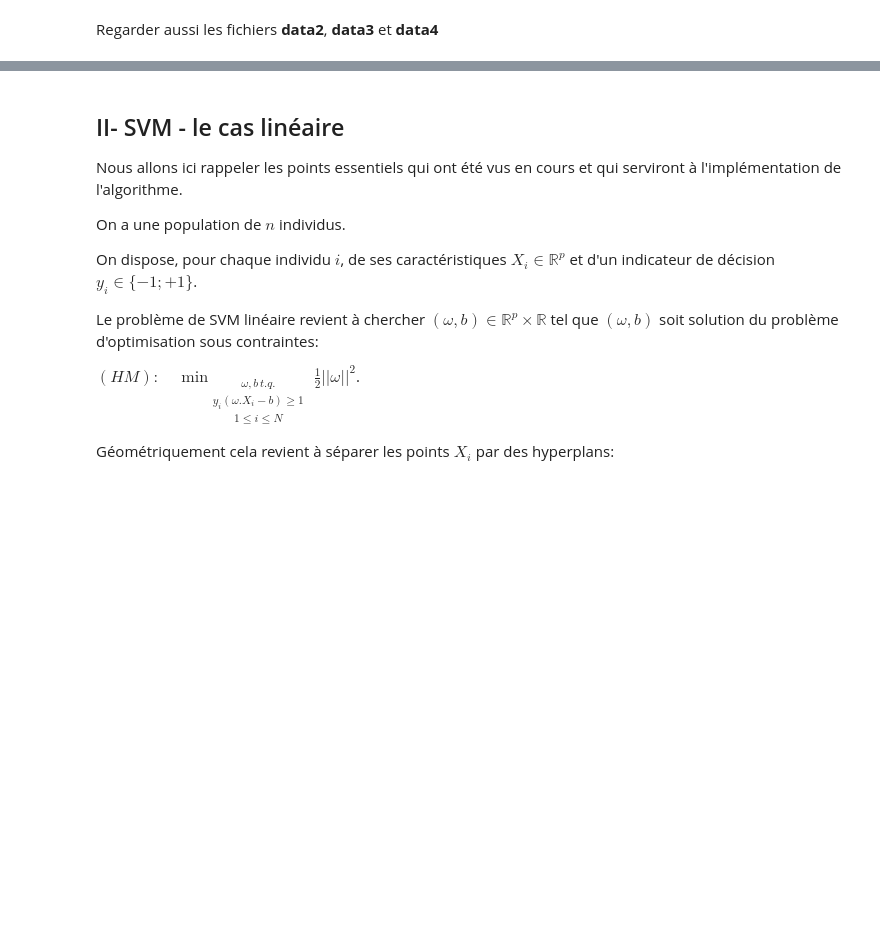
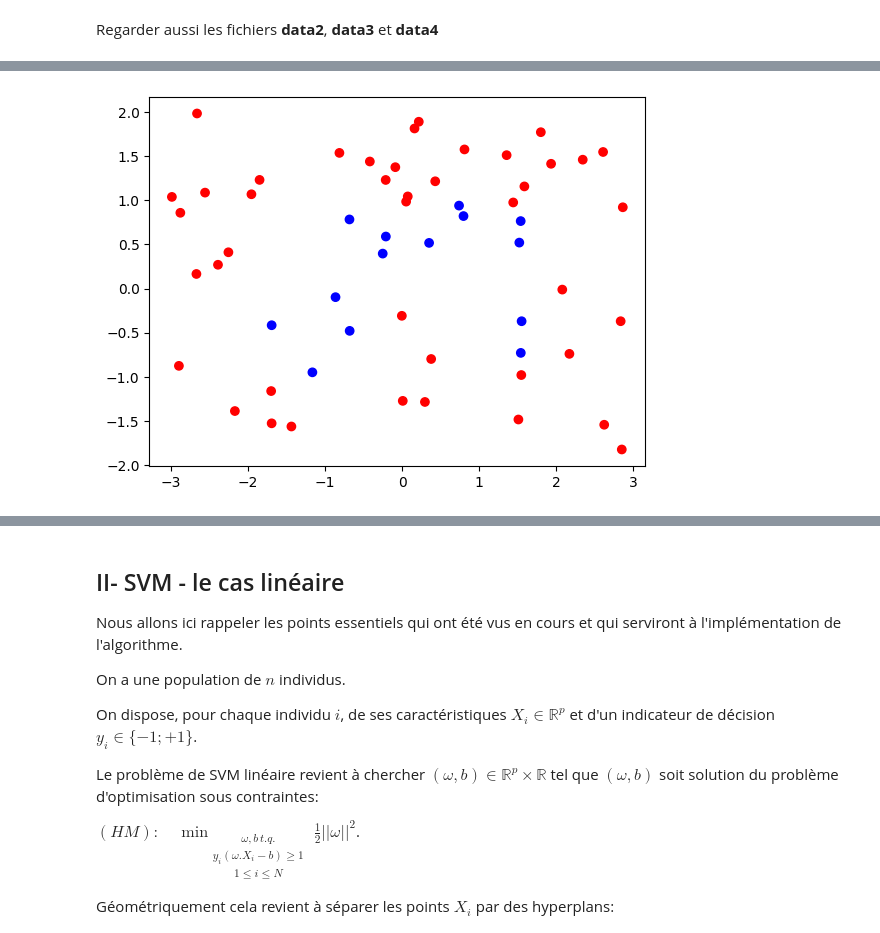
Before and after one commit to K-bNd/svm_ocvx, a Jupyter notebook: TP_SVM-sujet.ipynb, the cells around one changed output, grey strips where cells are left out. Saved outputs shown, nothing was run; the diff lists cells and outputs as text; code cells hidden in the pictures; blank space fills up the shorter version.

```diff
--- a/TP_SVM-sujet.ipynb
+++ b/TP_SVM-sujet.ipynb
@@ -69,0 +137,6 @@ Regarder aussi les fichiers **data2**, **data3** et **data4**
+# %%
+df4 = pd.read_excel('data4.xlsx')
+# %%
+visu(df4)
+# %% [output]
+[figure, added]
```
Also changed, not shown: parts of 11 cells of this notebook, 1 other file.
